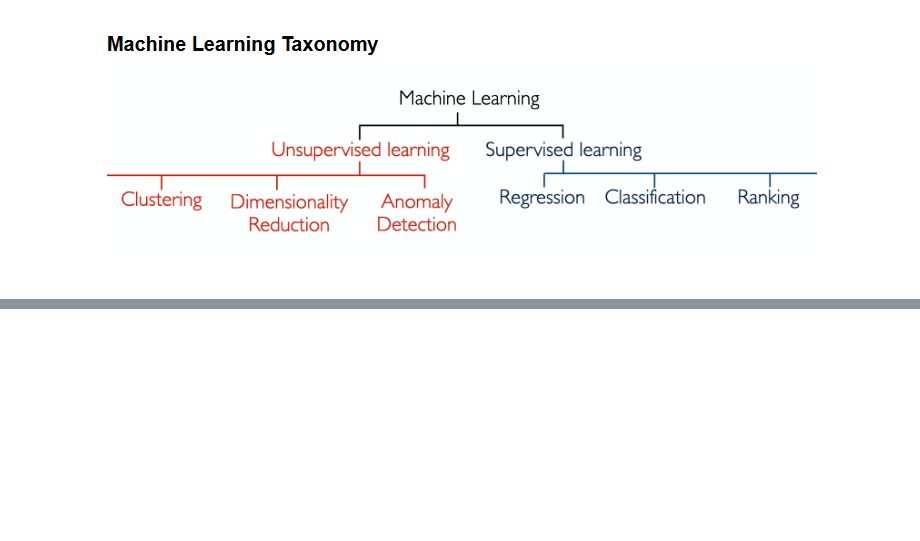
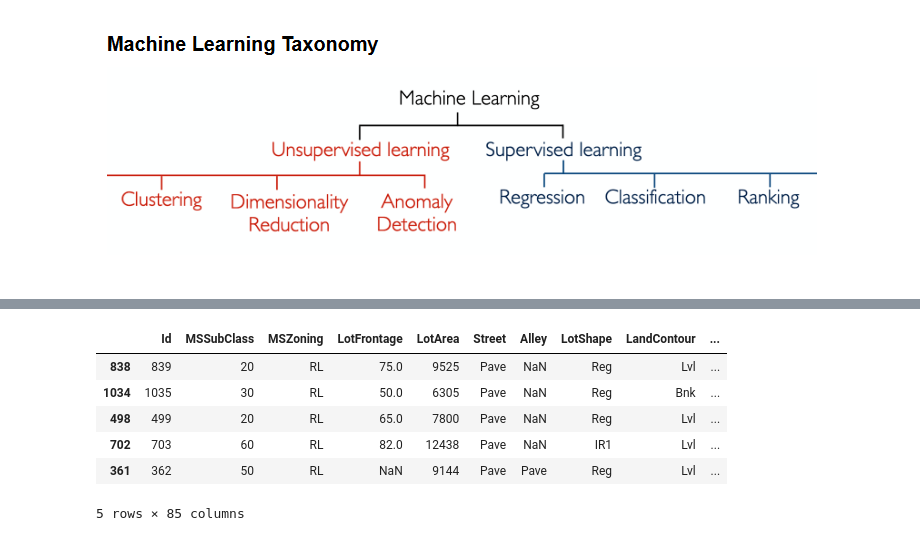
Before and after one commit to pipesco93/Le-Wagon-ML-Lectures, a Jupyter notebook: Lecture Machine learning Fundamentals.ipynb, the cells around one changed output, grey strips where cells are left out. Saved outputs shown, nothing was run; the diff lists cells and outputs as text; code cells hidden in the pictures; blank space fills up the shorter version.

```diff
--- a/Lecture Machine learning Fundamentals.ipynb
+++ b/Lecture Machine learning Fundamentals.ipynb
@@ -17,0 +97,10 @@ The area of computational science that focuses on analyzing and interpreting pat
+# %%
+data.head()
+# %% [output]
+|  | Id | MSSubClass | MSZoning | LotFrontage | LotArea | Street | Alley | LotShape | LandContour | ... |
+| 838 | 839 | 20 | RL | 75.0 | 9525 | Pave | NaN | Reg | Lvl | ... |
+| 1034 | 1035 | 30 | RL | 50.0 | 6305 | Pave | NaN | Reg | Bnk | ... |
+| 498 | 499 | 20 | RL | 65.0 | 7800 | Pave | NaN | Reg | Lvl | ... |
+| 702 | 703 | 60 | RL | 82.0 | 12438 | Pave | NaN | IR1 | Lvl | ... |
+| 361 | 362 | 50 | RL | NaN | 9144 | Pave | Pave | Reg | Lvl | ... |
+5 rows × 85 columns
```
Also changed, not shown: parts of 53 cells of this notebook, 1 other file.
